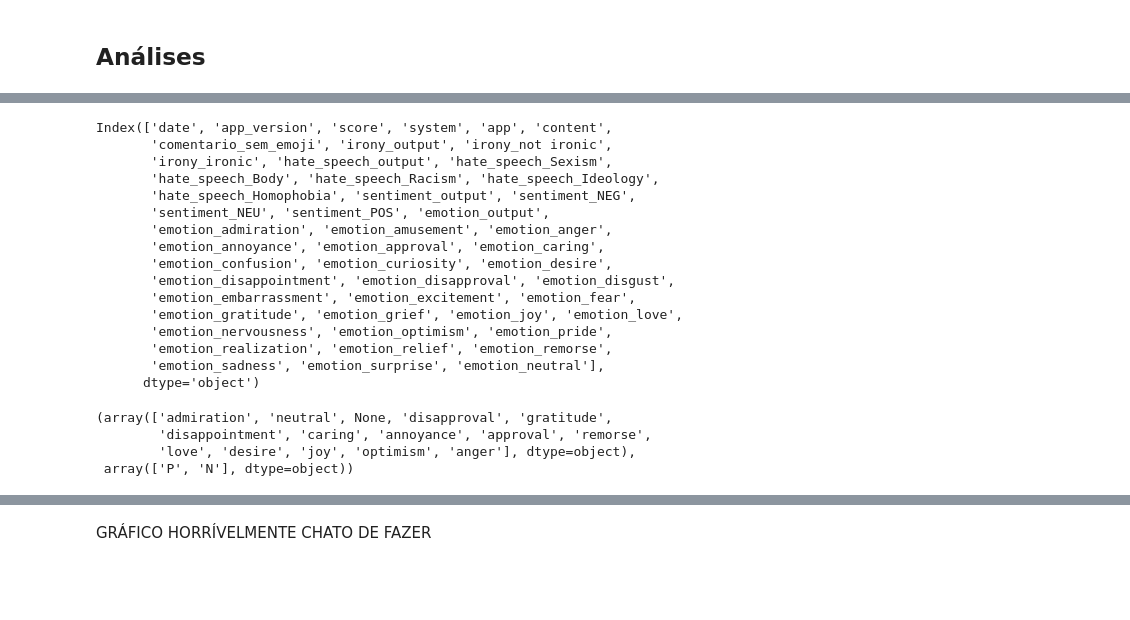
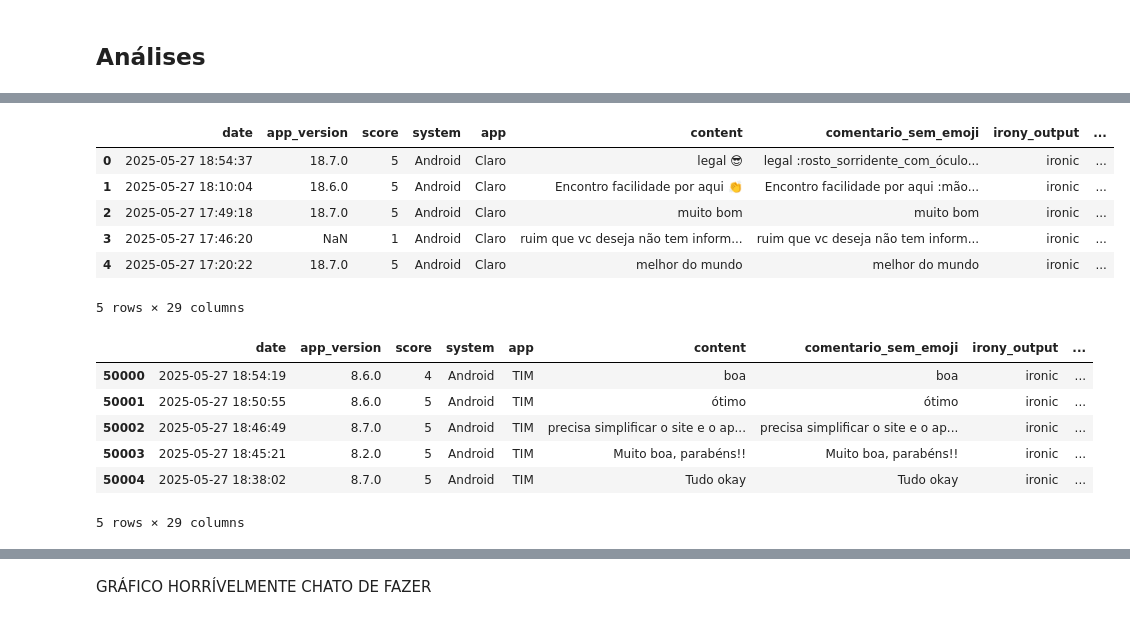
Before and after one commit to PedroReste/analises_e_insights, a Jupyter notebook: sentimentos_e_temas_de_comentarios_de_apps/notebook.ipynb, the cells around one changed output, grey strips where cells are left out. Cells and saved outputs as stored; diff of their text form; code cells hidden in the pictures; blank space fills up the shorter version.

```diff
--- a/sentimentos_e_temas_de_comentarios_de_apps/notebook.ipynb
+++ b/sentimentos_e_temas_de_comentarios_de_apps/notebook.ipynb
@@ -40,13 +42,17 @@ comentarios.head()
 | 2 | 2025-05-27 17:49:18 | 18.7.0 | 5 | Android | Claro | muito bom |
 | 3 | 2025-05-27 17:46:20 | NaN | 1 | Android | Claro | ruim que vc deseja não tem inform... |
 | 4 | 2025-05-27 17:20:22 | 18.7.0 | 5 | Android | Claro | melhor do mundo |
-# %%
-comentarios = comentarios[:100]
+# %%
+#Tenho 50k de comentários por app, mas vou usar apenas 5k
+comentarios_claro = comentarios[comentarios["app"] == "Claro"][:5000]
+comentarios_tim = comentarios[comentarios["app"] == "TIM"][:5000]
+comentarios_vivo = comentarios[comentarios["app"] == "Vivo"][:5000]
 # %% [markdown]
 **Processamento dos Emojis**
 # %%
 def remover_emojis(texto):
     return emoji.demojize(texto, language='pt')
 
-comentarios["comentario_sem_emoji"] = comentarios["content"].apply(remover_emojis)
-comentarios.head()
+comentarios_claro["comentario_sem_emoji"] = comentarios_claro["content"].apply(remover_emojis)
+comentarios_tim["comentario_sem_emoji"] = comentarios_tim["content"].apply(remover_emojis)
+comentarios_vivo["comentario_sem_emoji"] = comentarios_vivo["content"].apply(remover_emojis)
@@ -105,7 +104,12 @@ def analisar_sentimento_todos(texto, analyzers=analyzers):
     for tipo, analyzer in analyzers.items():
         resultado = analyzer.predict(texto)
 
-        saida = resultado.output[0] if resultado.output else None
+        # Ajuste seguro do output
+        if isinstance(resultado.output, list):
+            saida = resultado.output[0] if resultado.output else None
+        else:
+            saida = resultado.output
+
         dados[f"{tipo}_output"] = saida
 
         for k, v in resultado.probas.items():
@@ -172,26 +251,24 @@ df_resultado.head()
-# %%
-df_resultado.columns
-# %% [output]
-Index(['date', 'app_version', 'score', 'system', 'app', 'content',
-       'comentario_sem_emoji', 'irony_output', 'irony_not ironic',
-       'irony_ironic', 'hate_speech_output', 'hate_speech_Sexism',
-       'hate_speech_Body', 'hate_speech_Racism', 'hate_speech_Ideology',
-       'hate_speech_Homophobia', 'sentiment_output', 'sentiment_NEG',
-       'sentiment_NEU', 'sentiment_POS', 'emotion_output',
-       'emotion_admiration', 'emotion_amusement', 'emotion_anger',
-       'emotion_annoyance', 'emotion_approval', 'emotion_caring',
-       'emotion_confusion', 'emotion_curiosity', 'emotion_desire',
-       'emotion_disappointment', 'emotion_disapproval', 'emotion_disgust',
-       'emotion_embarrassment', 'emotion_excitement', 'emotion_fear',
-       'emotion_gratitude', 'emotion_grief', 'emotion_joy', 'emotion_love',
-       'emotion_nervousness', 'emotion_optimism', 'emotion_pride',
-       'emotion_realization', 'emotion_relief', 'emotion_remorse',
-       'emotion_sadness', 'emotion_surprise', 'emotion_neutral'],
-      dtype='object')
-# %%
-df_resultado['emotion_output'].unique(), df_resultado['sentiment_output'].unique()
-# %% [output]
-(array(['admiration', 'neutral', None, 'disapproval', 'gratitude',
-        'disappointment', 'caring', 'annoyance', 'approval', 'remorse',
-        'love', 'desire', 'joy', 'optimism', 'anger'], dtype=object),
- array(['P', 'N'], dtype=object))
+# %%
+resultados = comentarios_claro["comentario_sem_emoji"].apply(analisar_sentimento_todos)
+df_claro2 = pd.concat([comentarios_claro, resultados], axis=1)
+df_claro2.head()
+# %% [output]
+|  | date | app_version | score | system | app | content | comentario_sem_emoji | irony_output | ... |
+| 0 | 2025-05-27 18:54:37 | 18.7.0 | 5 | Android | Claro | legal 😎 | legal :rosto_sorridente_com_óculo... | ironic | ... |
+| 1 | 2025-05-27 18:10:04 | 18.6.0 | 5 | Android | Claro | Encontro facilidade por aqui 👏 | Encontro facilidade por aqui :mão... | ironic | ... |
+| 2 | 2025-05-27 17:49:18 | 18.7.0 | 5 | Android | Claro | muito bom | muito bom | ironic | ... |
+| 3 | 2025-05-27 17:46:20 | NaN | 1 | Android | Claro | ruim que vc deseja não tem inform... | ruim que vc deseja não tem inform... | ironic | ... |
+| 4 | 2025-05-27 17:20:22 | 18.7.0 | 5 | Android | Claro | melhor do mundo | melhor do mundo | ironic | ... |
+5 rows × 29 columns
+# %%
+resultados = comentarios_tim["comentario_sem_emoji"].apply(analisar_sentimento_todos)
+df_tim2 = pd.concat([comentarios_tim, resultados], axis=1)
+df_tim2.head()
+# %% [output]
+|  | date | app_version | score | system | app | content | comentario_sem_emoji | irony_output | ... |
+| 50000 | 2025-05-27 18:54:19 | 8.6.0 | 4 | Android | TIM | boa | boa | ironic | ... |
+| 50001 | 2025-05-27 18:50:55 | 8.6.0 | 5 | Android | TIM | ótimo | ótimo | ironic | ... |
+| 50002 | 2025-05-27 18:46:49 | 8.7.0 | 5 | Android | TIM | precisa simplificar o site e o ap... | precisa simplificar o site e o ap... | ironic | ... |
+| 50003 | 2025-05-27 18:45:21 | 8.2.0 | 5 | Android | TIM | Muito boa, parabéns!! | Muito boa, parabéns!! | ironic | ... |
+| 50004 | 2025-05-27 18:38:02 | 8.7.0 | 5 | Android | TIM | Tudo okay | Tudo okay | ironic | ... |
+5 rows × 29 columns
```
Also changed, not shown: parts of 16 cells of this notebook.
